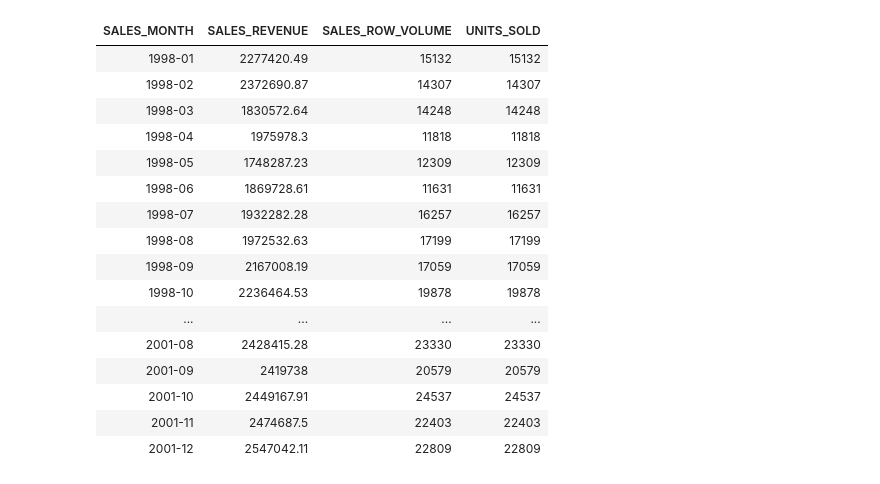
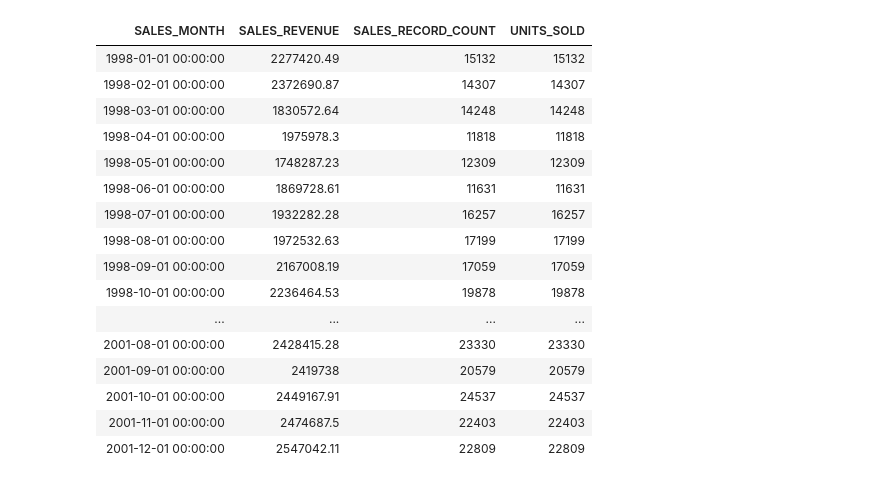
Before and after one commit to tecgie/OML, a Jupyter notebook: Demo.ipynb, the cells around one changed output. Cells and saved outputs as stored; diff of their text form; code cells hidden in the pictures.

```diff
--- a/Demo.ipynb
+++ b/Demo.ipynb
@@ -25,32 +29,33 @@ The supplied evidence omits portions of the full result tables and Python source
 # %%
--- SH.SALES has no order identifier: sales-row volume is not distinct order count.
--- Includes all recorded months; months without sales are not generated.
+-- SH.SALES has no order identifier: sales record count is a volume proxy,
+-- not a distinct order count. Units sold are reported separately.
+-- Includes all months with sales records; no currency conversion is applied.
 -- Chart-ready monthly results are rendered as a table by this kernel.
 SELECT
-    TO_CHAR(TRUNC(time_id, 'MM'), 'YYYY-MM') AS sales_month,
-    SUM(amount_sold)                       AS sales_revenue,
-    COUNT(*)                               AS sales_row_volume,
-    SUM(quantity_sold)                     AS units_sold
+    TRUNC(time_id, 'MM') AS sales_month,
+    SUM(amount_sold)     AS sales_revenue,
+    COUNT(*)             AS sales_record_count,
+    SUM(quantity_sold)   AS units_sold
 FROM sh.sales
 GROUP BY TRUNC(time_id, 'MM')
-ORDER BY TRUNC(time_id, 'MM');
+ORDER BY sales_month;
 # %% [output]
-| SALES_MONTH | SALES_REVENUE | SALES_ROW_VOLUME | UNITS_SOLD |
-| 1998-01 | 2277420.49 | 15132 | 15132 |
-| 1998-02 | 2372690.87 | 14307 | 14307 |
-| 1998-03 | 1830572.64 | 14248 | 14248 |
-| 1998-04 | 1975978.3 | 11818 | 11818 |
-| 1998-05 | 1748287.23 | 12309 | 12309 |
-| 1998-06 | 1869728.61 | 11631 | 11631 |
-| 1998-07 | 1932282.28 | 16257 | 16257 |
-| 1998-08 | 1972532.63 | 17199 | 17199 |
-| 1998-09 | 2167008.19 | 17059 | 17059 |
-| 1998-10 | 2236464.53 | 19878 | 19878 |
+| SALES_MONTH | SALES_REVENUE | SALES_RECORD_COUNT | UNITS_SOLD |
+| 1998-01-01 00:00:00 | 2277420.49 | 15132 | 15132 |
+| 1998-02-01 00:00:00 | 2372690.87 | 14307 | 14307 |
+| 1998-03-01 00:00:00 | 1830572.64 | 14248 | 14248 |
+| 1998-04-01 00:00:00 | 1975978.3 | 11818 | 11818 |
+| 1998-05-01 00:00:00 | 1748287.23 | 12309 | 12309 |
+| 1998-06-01 00:00:00 | 1869728.61 | 11631 | 11631 |
+| 1998-07-01 00:00:00 | 1932282.28 | 16257 | 16257 |
+| 1998-08-01 00:00:00 | 1972532.63 | 17199 | 17199 |
+| 1998-09-01 00:00:00 | 2167008.19 | 17059 | 17059 |
+| 1998-10-01 00:00:00 | 2236464.53 | 19878 | 19878 |
 | ... | ... | ... | ... |
-| 2001-08 | 2428415.28 | 23330 | 23330 |
-| 2001-09 | 2419738 | 20579 | 20579 |
-| 2001-10 | 2449167.91 | 24537 | 24537 |
-| 2001-11 | 2474687.5 | 22403 | 22403 |
-| 2001-12 | 2547042.11 | 22809 | 22809 |
+| 2001-08-01 00:00:00 | 2428415.28 | 23330 | 23330 |
+| 2001-09-01 00:00:00 | 2419738 | 20579 | 20579 |
+| 2001-10-01 00:00:00 | 2449167.91 | 24537 | 24537 |
+| 2001-11-01 00:00:00 | 2474687.5 | 22403 | 22403 |
+| 2001-12-01 00:00:00 | 2547042.11 | 22809 | 22809 |
 # %%
 import oml
```
Also changed, not shown: parts of 3 cells of this notebook.
